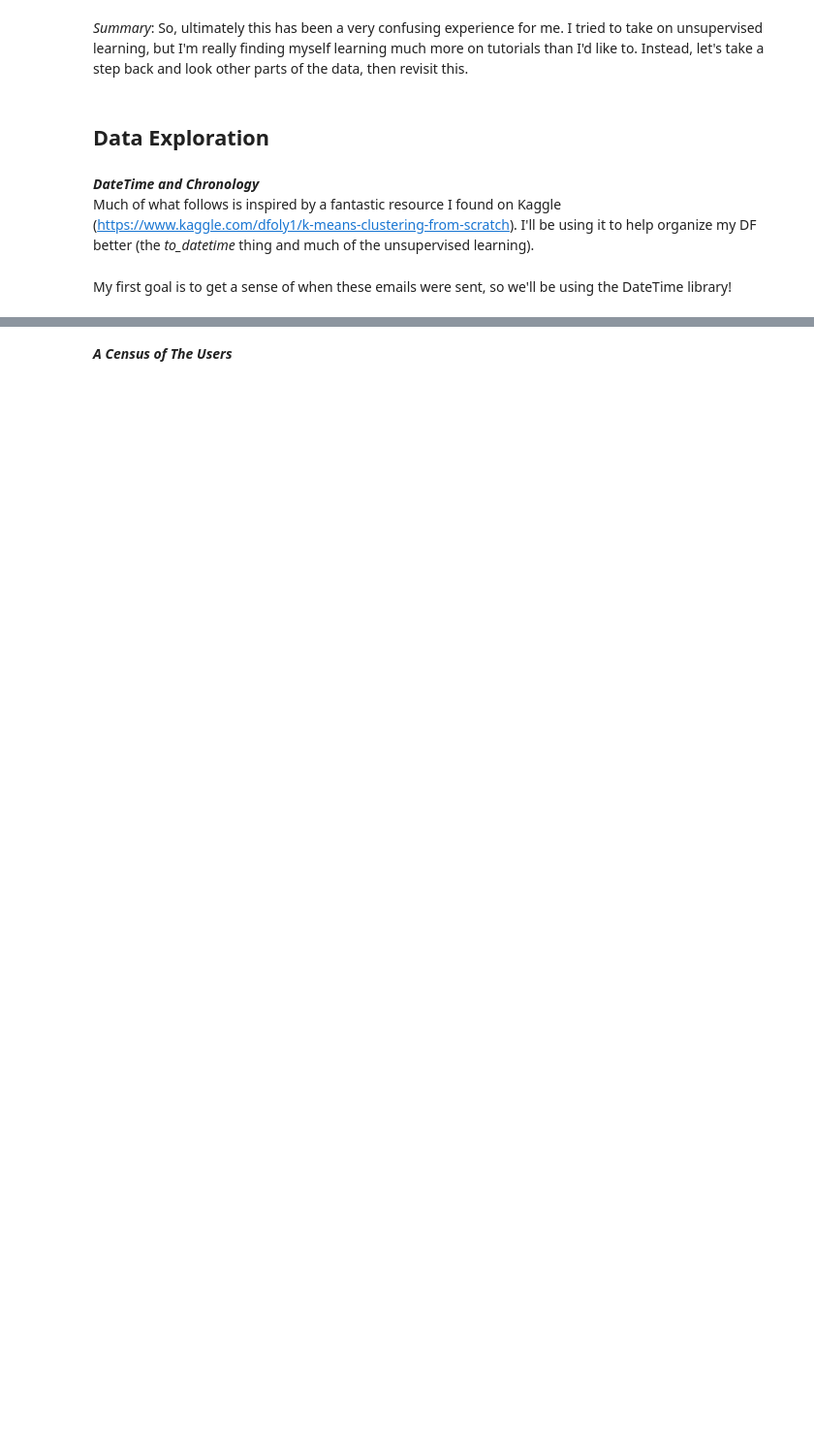
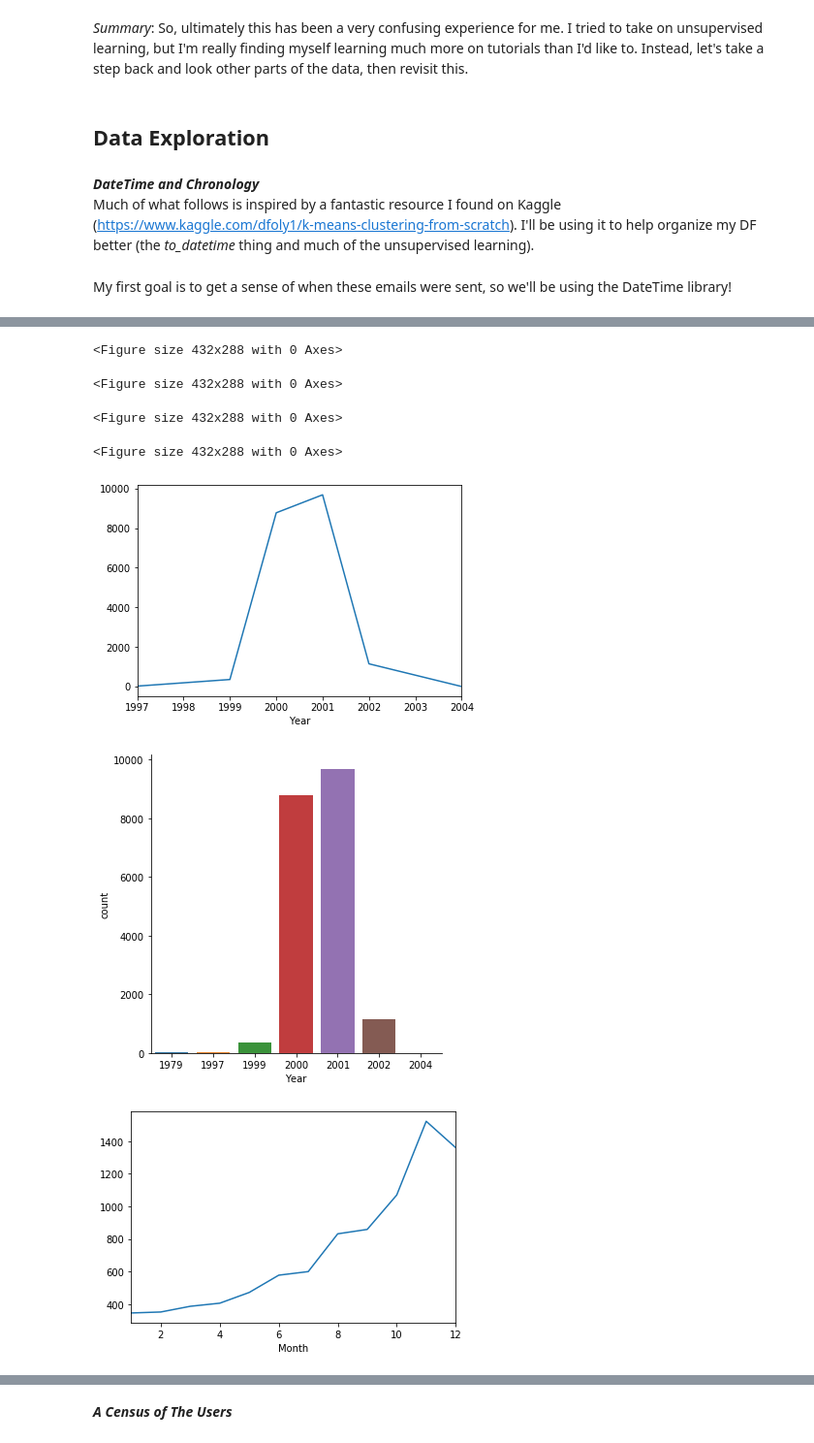
Before and after one commit to Data-Science-for-Linguists-2020/Smoking-Gun-Classification, a Jupyter notebook: Notebooks/Project_Report_4.ipynb, the cells around one changed output, grey strips where cells are left out. Shown: that part at 97% size. Saved outputs shown, nothing was run; the diff lists cells and outputs as text; code cells hidden in the pictures; blank space fills up the shorter version.

```diff
--- a/Notebooks/Project_Report_4.ipynb
+++ b/Notebooks/Project_Report_4.ipynb
@@ -93,0 +95,28 @@ small_df[:5]
+# %%
+import matplotlib.pyplot as plt
+import seaborn as sns
+x_ax = (small_df["Year"] >= 1995) & (small_df["Year"] <= 2005)
+plt.figure()
+graphYears = small_df.loc[x_ax].groupby("Year")["Text"].count().plot()
+
+barYears = sns.catplot(x='Year',data=small_df,kind='count')
+
+x_ax = (small_df["Year"] == 2000)
+plt.figure()
+graph2000 = small_df.loc[x_ax].groupby("Month")["Text"].count().plot()
+
+x_ax = (small_df["Year"] == 2001)
+plt.figure()
+graph2001 = small_df.loc[x_ax].groupby("Month")["Text"].count().plot()
+
+x_ax = (small_df["Year"] == 2002)
+plt.figure()
+graph2002 = small_df.loc[x_ax].groupby("Month")["Text"].count().plot()
+# %% [output]
+<Figure size 432x288 with 0 Axes>
+<Figure size 432x288 with 0 Axes>
+<Figure size 432x288 with 0 Axes>
+<Figure size 432x288 with 0 Axes>
+[figure, added]
+[figure, added]
+[figure, added]
```
Also changed, not shown: parts of 23 cells of this notebook.
